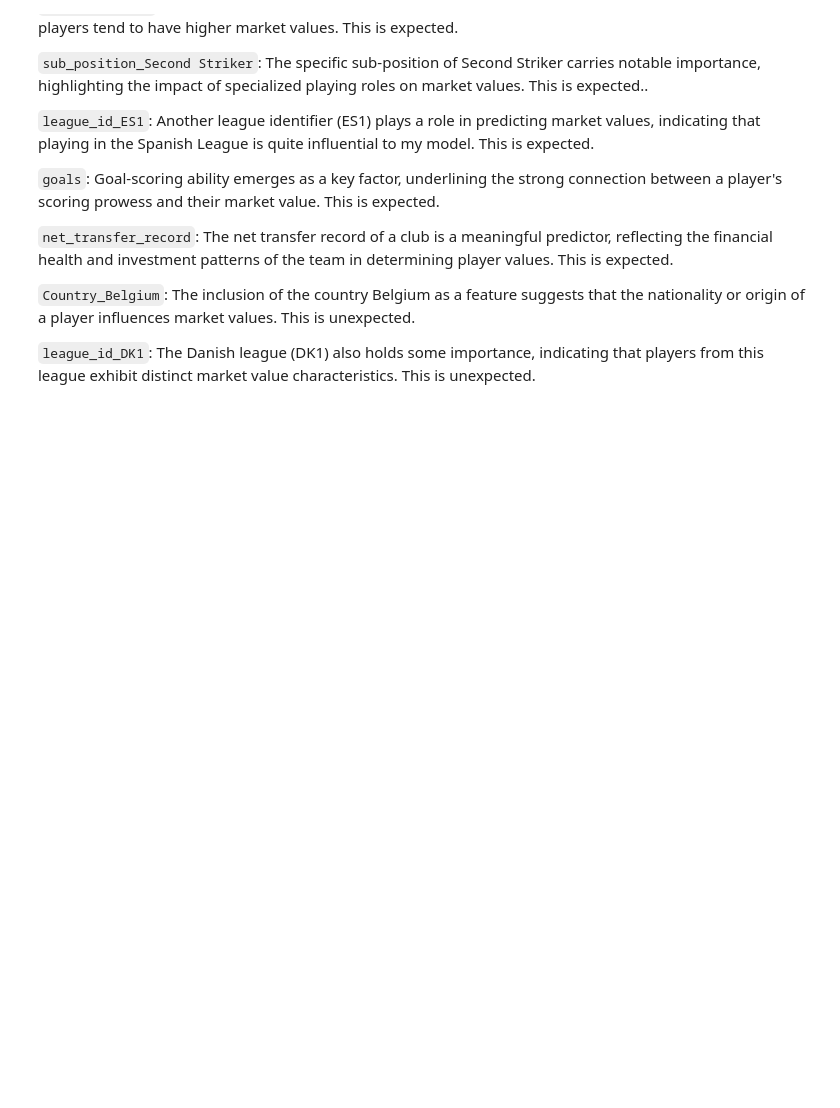
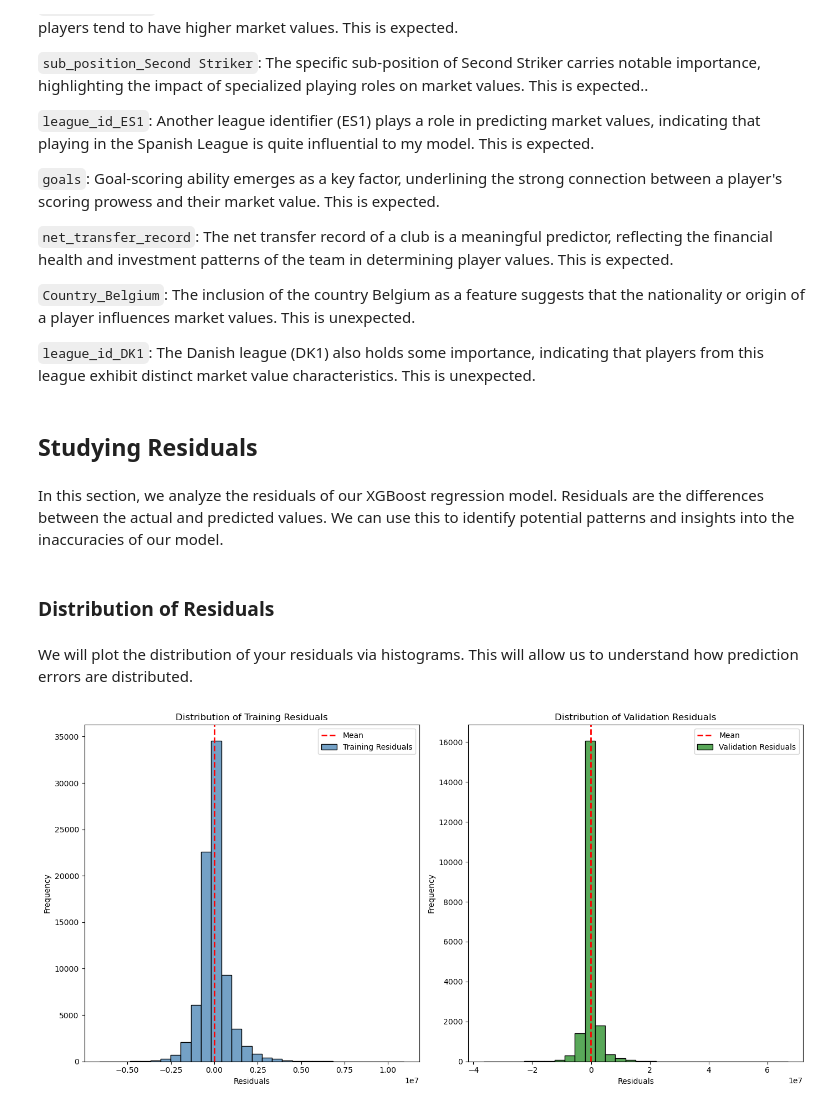
Before and after one commit to MohamedFarah12/The-Potential-Of-Football-Transfer-Valuations---Capstone-Project, a Jupyter notebook: notebooks/05-modelling #2.ipynb, the cells around one changed output. Drawn from its saved outputs; the diff is of its cells as text; code cells hidden in the pictures; blank space fills up the shorter version.

```diff
--- a/notebooks/05-modelling #2.ipynb
+++ b/notebooks/05-modelling #2.ipynb
@@ -405,3 +392,38 @@ plt.show()
 `Country_Belgium`: The inclusion of the country Belgium as a feature suggests that the nationality or origin of a player influences market values. This is unexpected.
 
 `league_id_DK1`: The Danish league (DK1) also holds some importance, indicating that players from this league exhibit distinct market value characteristics. This is unexpected.
+# %% [markdown]
+## Studying Residuals
+# %% [markdown]
+In this section, we analyze the residuals of our XGBoost regression model. Residuals are the differences between the actual and predicted values. We can use this to identify potential patterns and insights into the inaccuracies of our model.
+# %% [markdown]
+### Distribution of Residuals
+# %% [markdown]
+We will plot the distribution of your residuals via histograms. This will allow us to understand how prediction errors are distributed.
+# %%
+# Calculate residuals
+residuals_train = y_train - y_train_pred_x
+residuals_val = y_val - y_val_pred_x
+
+# Plot histogram
+plt.figure(figsize=(14, 7))
+plt.subplot(1, 2, 1)
+sns.histplot(residuals_train, bins=30, color='steelblue', label='Training Residuals')
+plt.axvline(x=residuals_train.mean(), color='red', linestyle='dashed', linewidth=2, label='Mean')
+plt.title('Distribution of Training Residuals')
+plt.xlabel('Residuals')
+plt.ylabel('Frequency')
+plt.legend()
+
+plt.subplot(1, 2, 2)
+sns.histplot(residuals_val, bins=30, color='forestgreen', label='Validation Residuals')
+plt.axvline(x=residuals_val.mean(), color='red', linestyle='dashed', linewidth=2, label='Mean')
+plt.title('Distribution of Validation Residuals')
+plt.xlabel('Residuals')
+plt.ylabel('Frequency')
+plt.legend()
+
+plt.tight_layout()
+plt.show()
+# %% [output]
+[figure, added]
```
Also changed, not shown: parts of 16 cells of this notebook, 6 other files.
